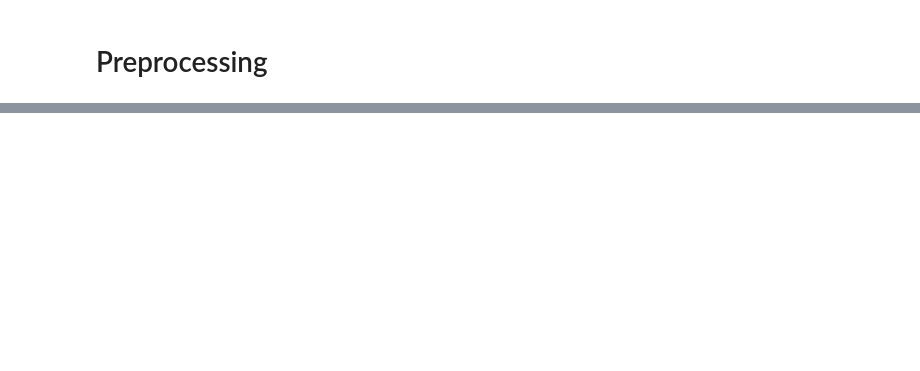
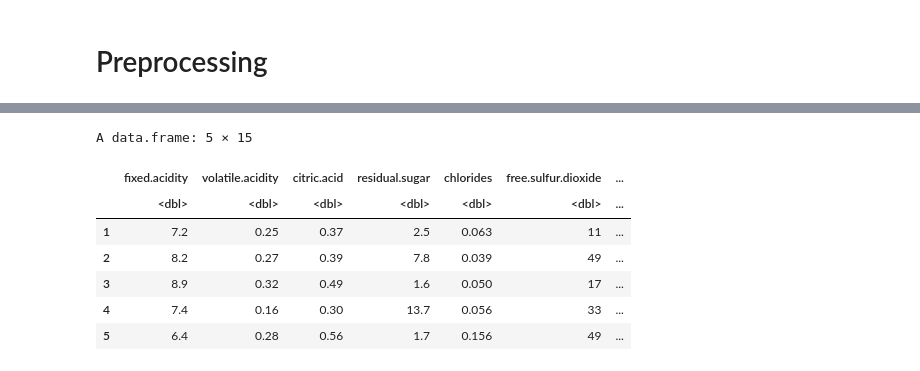
Before and after one commit to leanhtu-AI/Wine_Quality_Prediction_UsingR, a Jupyter notebook: model.ipynb, the cells around one changed output, grey strips where cells are left out. Drawn from its saved outputs; the diff is of its cells as text; code cells hidden in the pictures; blank space fills up the shorter version.

```diff
--- a/model.ipynb
+++ b/model.ipynb
@@ -151,0 +254,8 @@ Warning message in randomForest.default(x, y, mtry = param$mtry, ...):
+# %%
+testData <- read.csv("/kaggle/input/dsr302m/test.csv")
+t <- subset(testData, select = -id)
+# Encoding the character column within the dataframe
+# trainData$type <- as.numeric(factor(trainData$type))
+freq_count_test  <-  table(t$type)
+t$type   <-  match(t$type, names(freq_count_test))
+summary(t)
@@ -152 +280,15 @@ Warning message in randomForest.default(x, y, mtry = param$mtry, ...):
+# %%
+t$free_total <- t$free.sulfur.dioxide / t$total.sulfur.dioxide
+t$total_res <- t$total.sulfur.dioxide / t$residual.sugar
+t$res_total <- t$residual.sugar / t$total.sulfur.dioxide
+head(t,5)
+# %% [output]
+A data.frame: 5 × 15
+|  | fixed.acidity | volatile.acidity | citric.acid | residual.sugar | chlorides | free.sulfur.dioxide | ... |
+|  | <dbl> | <dbl> | <dbl> | <dbl> | <dbl> | <dbl> | ... |
+| 1 | 7.2 | 0.25 | 0.37 | 2.5 | 0.063 | 11 | ... |
+| 2 | 8.2 | 0.27 | 0.39 | 7.8 | 0.039 | 49 | ... |
+| 3 | 8.9 | 0.32 | 0.49 | 1.6 | 0.050 | 17 | ... |
+| 4 | 7.4 | 0.16 | 0.30 | 13.7 | 0.056 | 33 | ... |
+| 5 | 6.4 | 0.28 | 0.56 | 1.7 | 0.156 | 49 | ... |
 # %%
```
Also changed, not shown: parts of 30 cells of this notebook.
